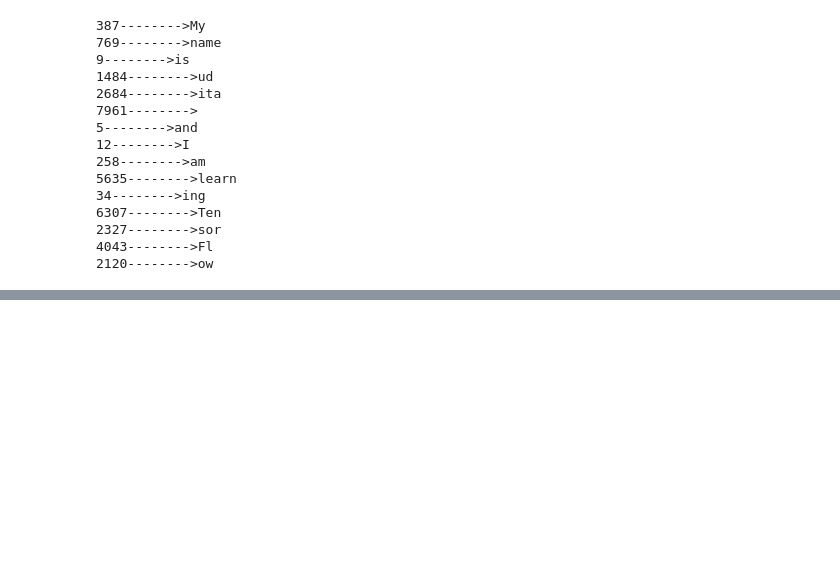
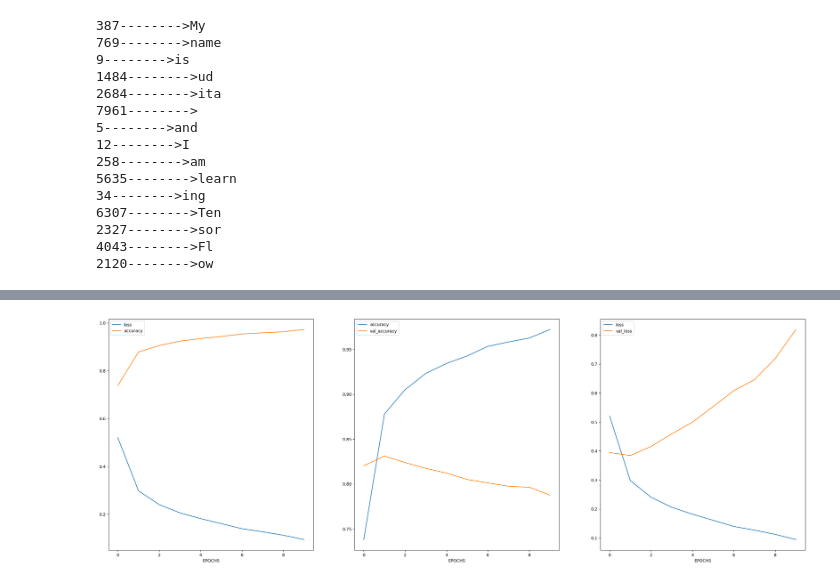
Before and after one commit to udita1903/NLP, a Jupyter notebook: Sentiment Analysis/IMDB Movie Reviews/IMDB_Reviews.ipynb, the cells around one changed output, grey strips where cells are left out. Drawn from its saved outputs; the diff is of its cells as text; code cells hidden in the pictures; blank space fills up the shorter version.

```diff
--- a/Sentiment Analysis/IMDB Movie Reviews/IMDB_Reviews.ipynb
+++ b/Sentiment Analysis/IMDB Movie Reviews/IMDB_Reviews.ipynb
@@ -310,0 +544,20 @@ graph(history)
+# %%
+embedding_dim = 16
+filters = 128
+kernel_size = 5
+dense_dim = 6
+
+# Model Definition with Conv1D
+model_conv = tf.keras.Sequential([
+    tf.keras.layers.Embedding(vocab_length, embedding_dim, input_length=max_len),
+    tf.keras.layers.Conv1D(filters, kernel_size, activation='relu'),
+    tf.keras.layers.GlobalAveragePooling1D(),
+    tf.keras.layers.Dense(dense_dim, activation='relu'),
+    tf.keras.layers.Dense(1, activation='sigmoid')
+])
+
+# Set the training parameters
+model_conv.compile(loss='binary_crossentropy',optimizer='adam',metrics=['accuracy'])
+
+# Print the model summary
+model_conv.summary()
@@ -310,0 +585,6 @@ graph(history)
+# %%
+NUM_EPOCHS = 10
+BATCH_SIZE = 128
+
+# Train the model
+history_conv = model_conv.fit(train_padded, training_label, batch_size=BATCH_SIZE, epochs=NUM_EPOCHS, validation_data=(test_padded, testing_label))
@@ -310,0 +612,4 @@ graph(history)
+# %%
+graph(history_conv)
+# %% [output]
+[figure, added]
```
Also changed, not shown: parts of 28 cells of this notebook.
